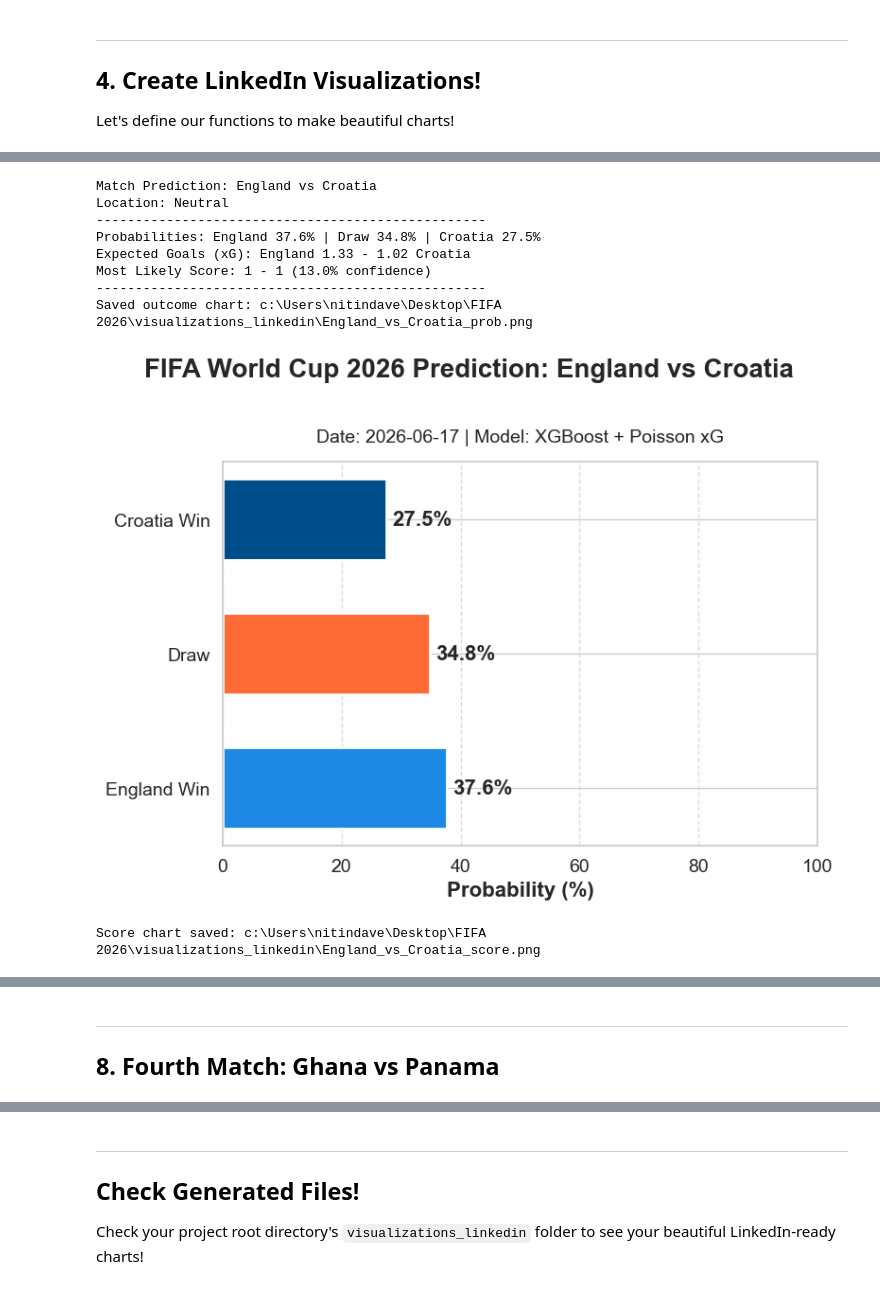
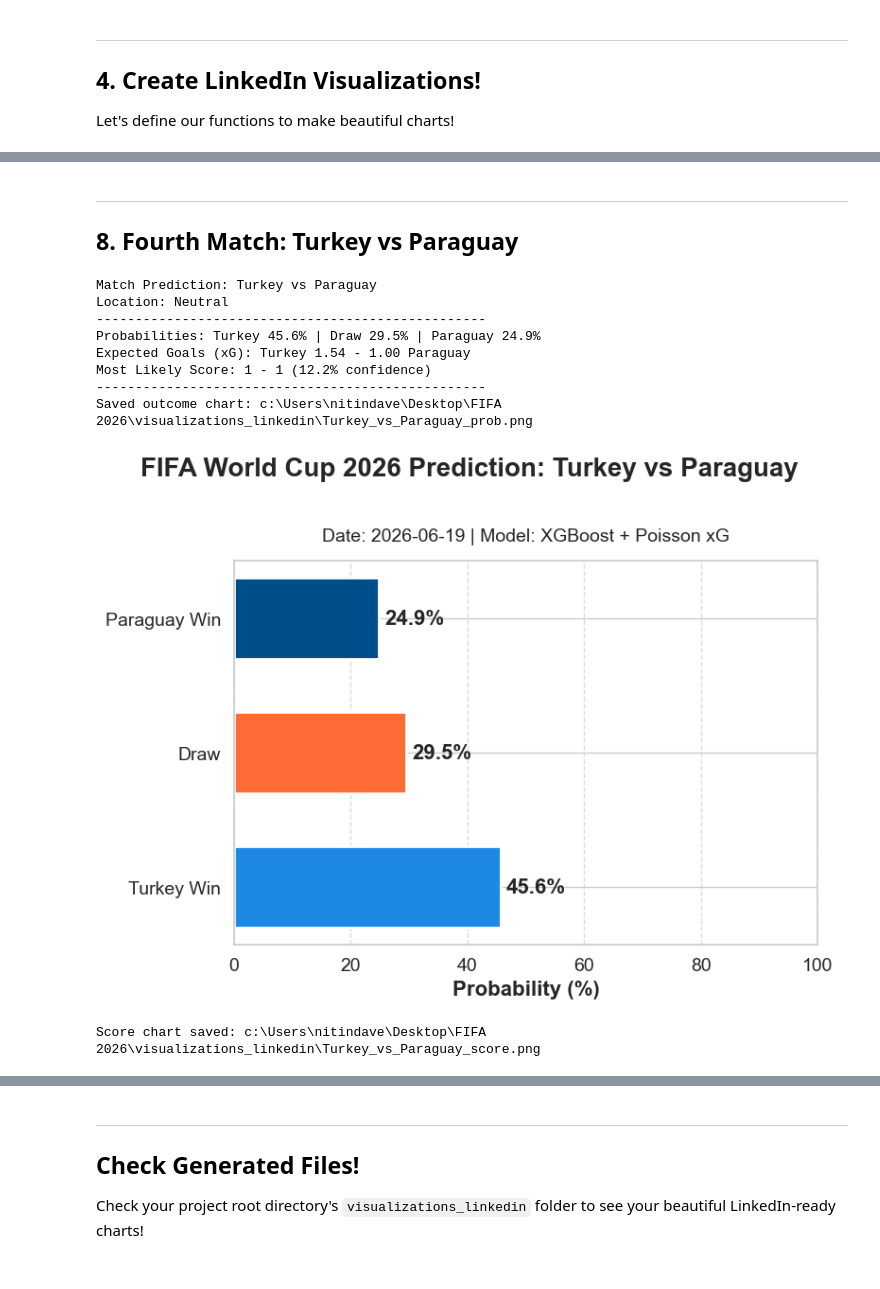
Before and after one commit to nitindavegit/FIFA-2026-Predictions, a Jupyter notebook: notebooks/04_LinkedIn_Presentation.ipynb, the cells around one changed output, grey strips where cells are left out. Drawn from its saved outputs; the diff is of its cells as text; code cells hidden in the pictures.

```diff
--- a/notebooks/04_LinkedIn_Presentation.ipynb
+++ b/notebooks/04_LinkedIn_Presentation.ipynb
@@ -119,7 +119,7 @@ def generate_outcome_chart(home_team, away_team, probs, date_str="2026-06-17"):
     plt.show()
     plt.close(fig)
 # %%
-def generate_score_heatmap(home_team, away_team, home_xg, away_xg, date_str="2026-06-17"):
+def generate_score_heatmap(home_team, away_team, home_xg, away_xg, date_str="2026-06-19"):
     fig, (ax_heatmap, ax_summary) = plt.subplots(ncols=2, figsize=FIGSIZE, dpi=DPI, gridspec_kw={'width_ratios': [3, 1]})
 
     max_goals=5
@@ -176,7 +176,7 @@ def generate_score_heatmap(home_team, away_team, home_xg, away_xg, date_str="202
 # %%
-pred = predict_match("Portugal", "DR Congo")
+pred = predict_match("Scotland", "Morocco")
 if pred:
     probs, (home_xg, away_xg) = pred['probs'], pred['xg']
-    generate_outcome_chart("Portugal", "DR Congo", probs)
-    generate_score_heatmap("Portugal", "DR Congo", home_xg, away_xg)
+    generate_outcome_chart("Scotland", "Morocco", probs)
+    generate_score_heatmap("Scotland", "Morocco", home_xg, away_xg)
 # %% [output]
@@ -197,7 +197,7 @@ Score chart saved: c:\Users\nitindave\Desktop\FIFA 2026\visualizations_linkedin\
 # %%
-pred = predict_match("Uzbekistan", "Colombia")
+pred = predict_match("Brazil", "Haiti")
 if pred:
     probs, (home_xg, away_xg) = pred['probs'], pred['xg']
-    generate_outcome_chart("Uzbekistan", "Colombia", probs)
-    generate_score_heatmap("Uzbekistan", "Colombia", home_xg, away_xg)
+    generate_outcome_chart("Brazil", "Haiti", probs)
+    generate_score_heatmap("Brazil", "Haiti", home_xg, away_xg)
 # %% [output]
@@ -217,0 +218,6 @@ Score chart saved: c:\Users\nitindave\Desktop\FIFA 2026\visualizations_linkedin\
+# %%
+pred = predict_match("United States", "Australia")
+if pred:
+    probs, (home_xg, away_xg) = pred['probs'], pred['xg']
+    generate_outcome_chart("United States", "Australia", probs)
+    generate_score_heatmap("United States", "Australia", home_xg, away_xg)
@@ -218,17 +236,20 @@ Score chart saved: c:\Users\nitindave\Desktop\FIFA 2026\visualizations_linkedin\
+# %% [markdown]
+---
+## 8. Fourth Match: Turkey vs Paraguay
 # %%
-pred = predict_match("England", "Croatia")
+pred = predict_match("Turkey", "Paraguay")
 if pred:
     probs, (home_xg, away_xg) = pred['probs'], pred['xg']
-    generate_outcome_chart("England", "Croatia", probs)
-    generate_score_heatmap("England", "Croatia", home_xg, away_xg)
+    generate_outcome_chart("Turkey", "Paraguay", probs)
+    generate_score_heatmap("Turkey", "Paraguay", home_xg, away_xg)
 # %% [output]
-Match Prediction: England vs Croatia
+Match Prediction: Turkey vs Paraguay
 Location: Neutral
 --------------------------------------------------
-Probabilities: England 37.6% | Draw 34.8% | Croatia 27.5%
-Expected Goals (xG): England 1.33 - 1.02 Croatia
-Most Likely Score: 1 - 1 (13.0% confidence)
+Probabilities: Turkey 45.6% | Draw 29.5% | Paraguay 24.9%
+Expected Goals (xG): Turkey 1.54 - 1.00 Paraguay
+Most Likely Score: 1 - 1 (12.2% confidence)
 --------------------------------------------------
-Saved outcome chart: c:\Users\nitindave\Desktop\FIFA 2026\visualizations_linkedin\England_vs_Croatia_prob.png
+Saved outcome chart: c:\Users\nitindave\Desktop\FIFA 2026\visualizations_linkedin\Turkey_vs_Paraguay_prob.png
-[figure, old version]
+[figure, new version]
-Score chart saved: c:\Users\nitindave\Desktop\FIFA 2026\visualizations_linkedin\England_vs_Croatia_score.png
+Score chart saved: c:\Users\nitindave\Desktop\FIFA 2026\visualizations_linkedin\Turkey_vs_Paraguay_score.png
@@ -236,3 +256,0 @@ Score chart saved: c:\Users\nitindave\Desktop\FIFA 2026\visualizations_linkedin\
-# %% [markdown]
----
-## 8. Fourth Match: Ghana vs Panama
```
Also changed, not shown: parts of 10 cells of this notebook.
